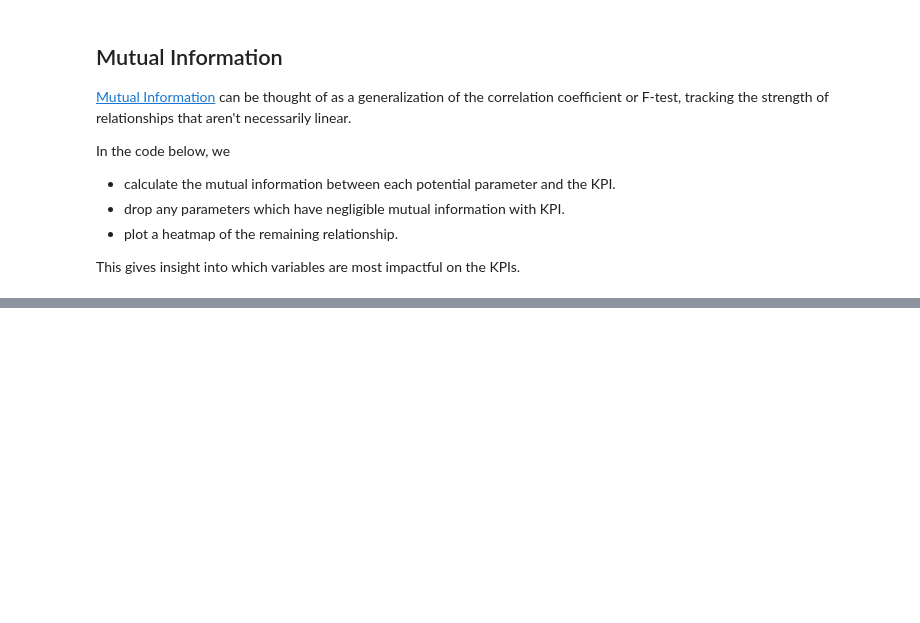
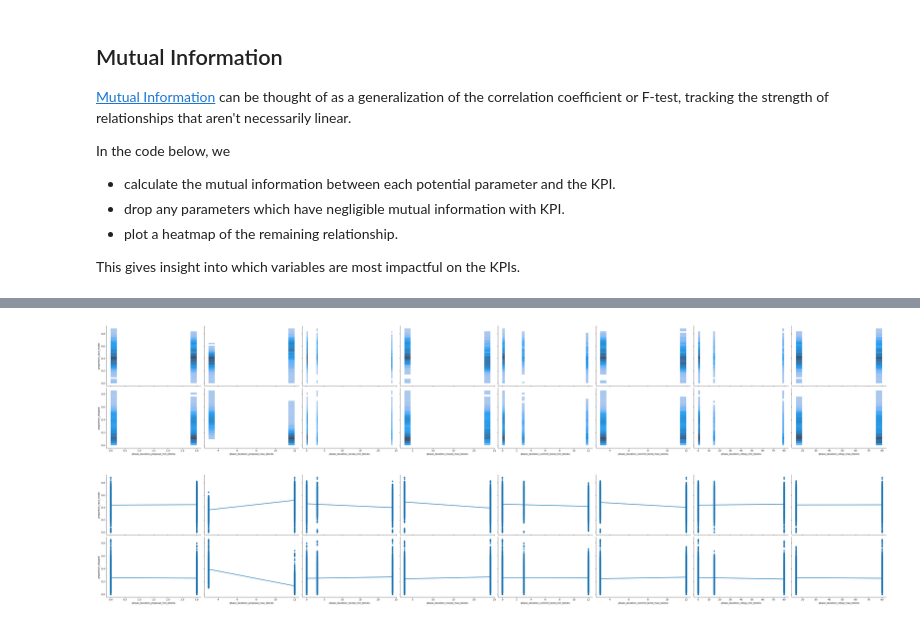
Before and after one commit to BlockScience/aztec-gddt, a Jupyter notebook: notebooks/censorship_probability_investigation.ipynb, the cells around one changed output, grey strips where cells are left out. Saved outputs shown, nothing was run; the diff lists cells and outputs as text; code cells hidden in the pictures; blank space fills up the shorter version.

Commit message:
add reg / hist plot

```diff
--- a/notebooks/censorship_probability_investigation.ipynb
+++ b/notebooks/censorship_probability_investigation.ipynb
@@ -264,0 +263,43 @@ plt.show()
+# %%
+import seaborn as sns
+
+fig_df = sim_df.copy()
+
+GOVERNANCE_SURFACE_PARAMS = ['phase_duration_proposal_min_blocks',
+       'phase_duration_proposal_max_blocks',
+       'phase_duration_reveal_min_blocks',
+        'phase_duration_reveal_max_blocks',
+       'phase_duration_commit_bond_min_blocks',
+       'phase_duration_commit_bond_max_blocks',
+       'phase_duration_rollup_min_blocks',
+        'phase_duration_rollup_max_blocks']
+
+KPIs = ['proportion_race_mode', 'proportion_skipped']
+
+N_params = len(GOVERNANCE_SURFACE_PARAMS)
+N_kpis = len(KPIs)
+
+N_rows = N_kpis
+N_cols = N_params
+HEIGHT = 4.0
+ASPECT = 1.5
+
+g1 = sns.pairplot(data=fig_df,
+             x_vars=GOVERNANCE_SURFACE_PARAMS,
+             y_vars=KPIs,
+             height=HEIGHT,
+             aspect=ASPECT,
+             kind='hist')
+
+
+g2 = sns.pairplot(data=fig_df,
+             x_vars=GOVERNANCE_SURFACE_PARAMS,
+             y_vars=KPIs,
+             height=HEIGHT,
+             aspect=ASPECT,
+             kind='reg')
+
+plt.show()
+# %% [output]
+[figure, added]
+[figure, added]
```
Also changed, not shown: parts of 3 cells of this notebook.
